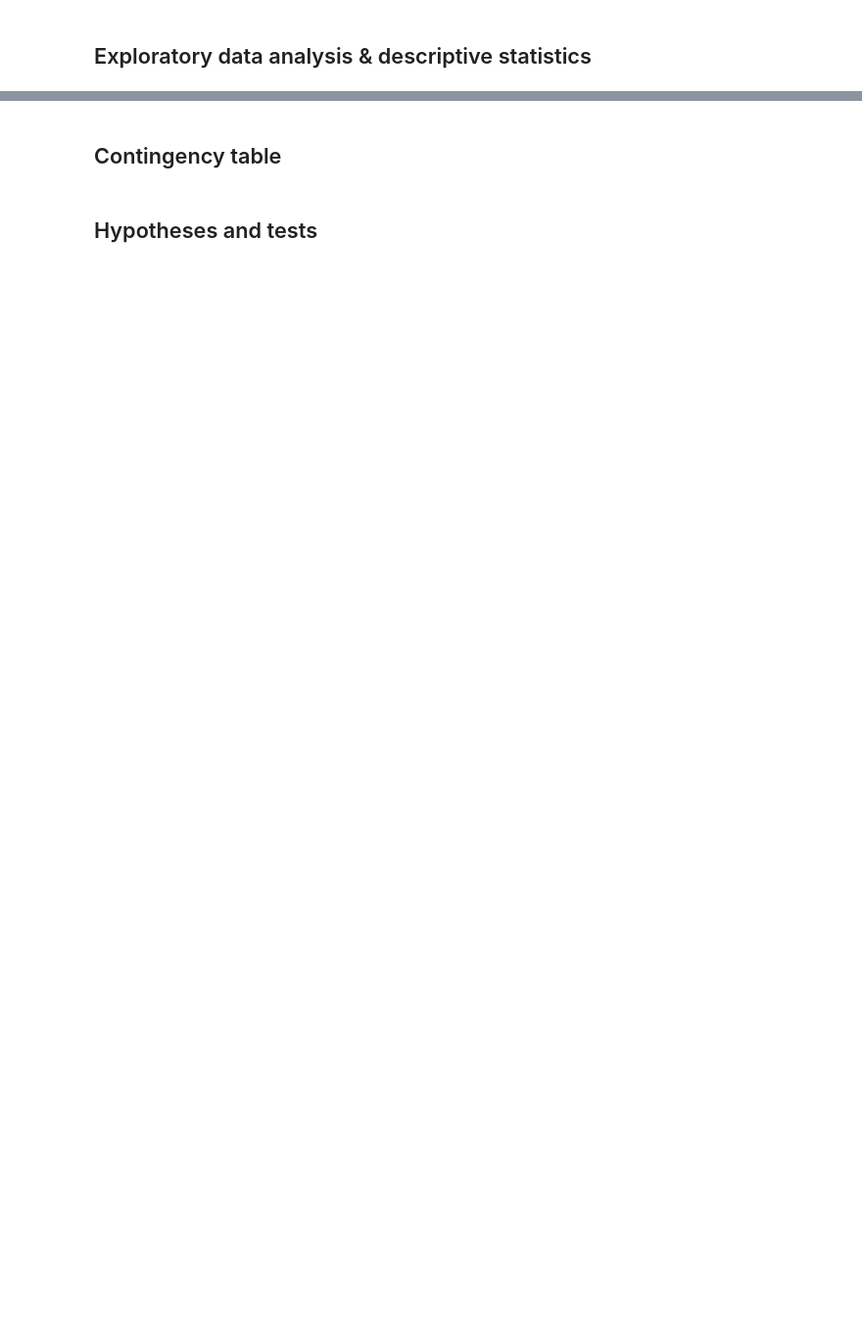
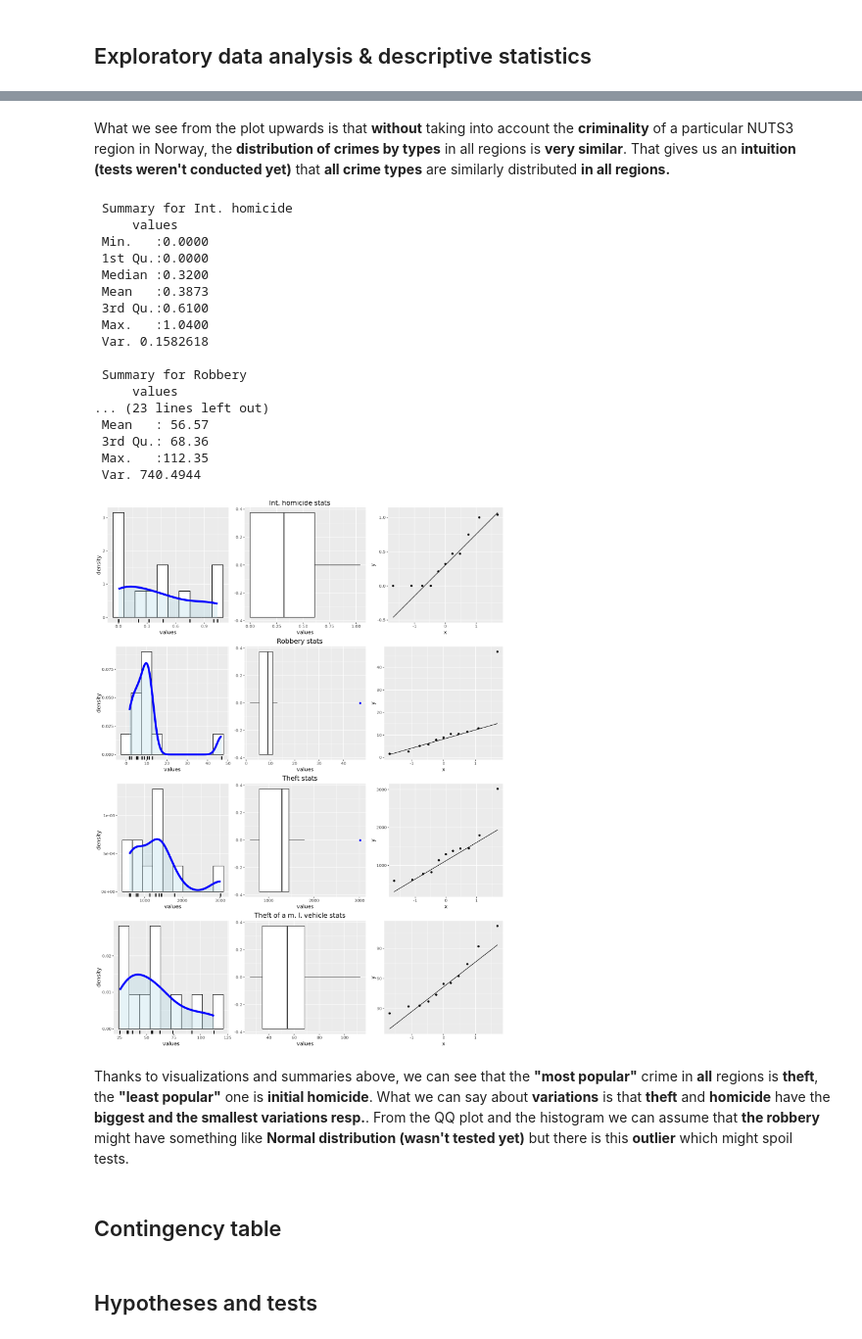
Before and after one commit to nickobard/eurostat-datasets-analysis, a Jupyter notebook: sem-1/semestral-work.ipynb, the cells around one changed output, grey strips where cells are left out. Shown at 98% size. Cells and saved outputs as stored; diff of their text form; code cells hidden in the pictures; blank space fills up the shorter version.

```diff
--- a/sem-1/semestral-work.ipynb
+++ b/sem-1/semestral-work.ipynb
@@ -195,3 +209,72 @@ final_plot
+# %% [markdown]
+What we see from the plot upwards is that **without** taking into account the **criminality** of a particular NUTS3 region in Norway,
+the **distribution of crimes by types** in all regions is **very similar**. That gives us an **intuition (tests weren't conducted yet)** that
+**all crime types** are similarly distributed **in all regions.**
+# %%
+# Get all Norway NUTS3 crime types
+norway_crime_types <- unique(data.a$iccs)
+# %%
+# Prepare a function for conducting descriptive statistics for all types of crime
+crimetype_desc_stats <- function(iccs_given) {
+    # Here relative relative values are used so we won't take the population of regions into account
+    iccs_data <- subset(data.r, iccs==iccs_given, select=-c(iccs, geo))
+    # Summary about values of a particular crime type
+    cat('\n', 'Summary for', iccs_given, '\n')
+    print(summary(iccs_data))
+    cat(' Var.', var(iccs_data), '\n')
+    # Prepare a histogram with kde
+    hist_kde <- ggplot(iccs_data, aes(x=values)) +
+        geom_histogram(aes(y=after_stat(density)), colour = 1, fill = "white", bins=10) + # HISTOGRAM: after_stat(density) - normalization
+        geom_density(lwd=2, colour="blue", fill="lightblue", alpha=0.3) +                 # KDE: lwd - libne width
+        geom_rug(x=iccs_data$values, colour="black", lwd=1)                               # DATA POINTS
+    boxplot <- ggplot(iccs_data, aes(x=values)) +
+        geom_boxplot(outlier.color="blue", show.legend=F)
+    qqplot <- ggplot(iccs_data, aes(sample=values)) +
+        stat_qq(distribution=qnorm, show.legend=F) +
+        stat_qq_line(distribution=qnorm, show.legend=F)
+
+    plots <- list(hist_kde, boxplot, qqplot)
+    options(repr.plot.width=12, repr.plot.height=4)
+    type_plot <- plot_grid(plotlist = plots, ncol=3) +
+           labs(title = paste(iccs_given, 'stats')) +
+           theme(plot.title = element_text(hjust = 0.5))
+    return(type_plot)
+}
+
+plots <- list()
+for ( crime_type in norway_crime_types ) {
+  # Create the plot
+  type_plot <- crimetype_desc_stats(crime_type)
+  # Add the plot to the list
+  plots <- c(plots, list(type_plot))
+}
+
+# regulates the size of a plot [5]
+options(repr.plot.width=12, repr.plot.height=16)
+
+final_plot <- plot_grid(plotlist = plots, ncol=1)
+final_plot
+# %% [output]
+ Summary for Int. homicide
+     values
+ Min.   :0.0000
+ 1st Qu.:0.0000
+ Median :0.3200
+ Mean   :0.3873
+ 3rd Qu.:0.6100
+ Max.   :1.0400
+ Var. 0.1582618
+
+ Summary for Robbery
+     values
+... (23 lines left out)
+ Mean   : 56.57
+ 3rd Qu.: 68.36
+ Max.   :112.35
+ Var. 740.4944
+[figure, added]
+# %% [markdown]
+Thanks to visualizations and summaries above, we can see that the **"most popular"** crime in **all** regions is **theft**, the **"least popular"** one is **initial homicide**. What we can say about **variations** is that **theft** and **homicide** have the **biggest and the smallest variations resp.**. From the QQ plot and the histogram we can assume that **the robbery** might have something like **Normal distribution (wasn't tested yet)** but there is this **outlier** which might spoil tests.
 # %% [markdown]
 ## Contingency table
 # %% [markdown]
```
Also changed, not shown: parts of 9 cells of this notebook, 2 other files.
